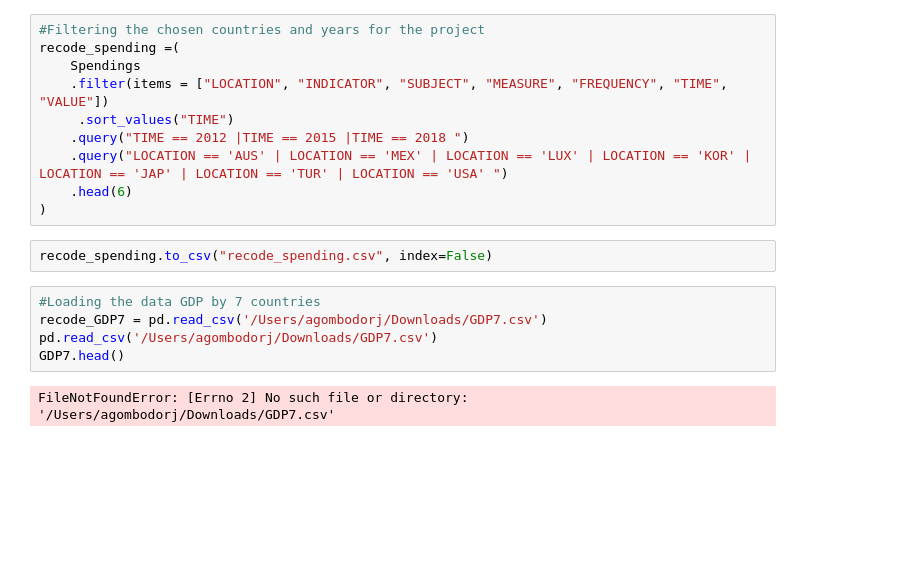
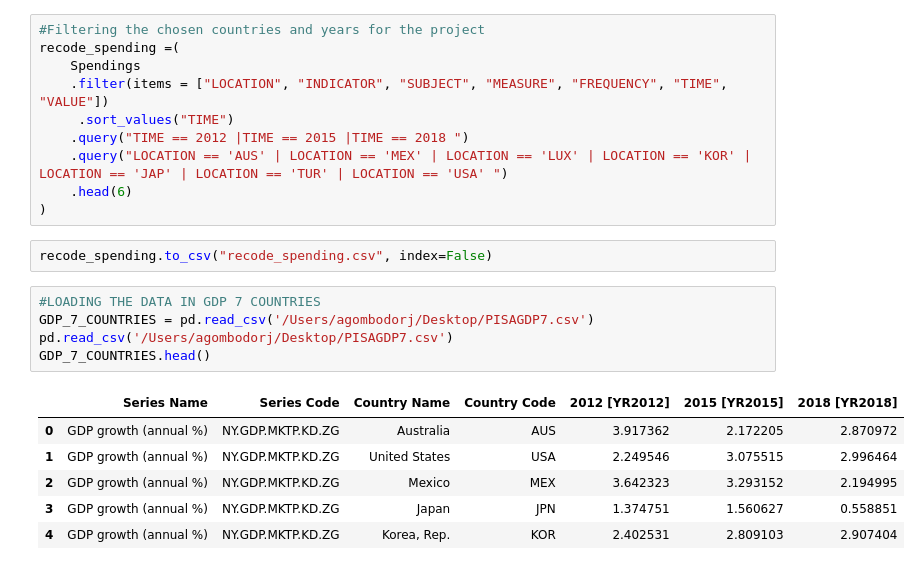
Before and after one commit to AzayaG/EntityFinalProject, a Jupyter notebook: FinalProjectCode.ipynb, the cells around one changed output. Cells and saved outputs as stored; diff of their text form; blank space fills up the shorter version.

```diff
--- a/FinalProjectCode.ipynb
+++ b/FinalProjectCode.ipynb
@@ -453,10 +453,15 @@ recode_spending =(
 )
 # %%
 recode_spending.to_csv("recode_spending.csv", index=False)
-# %%
-#Loading the data GDP by 7 countries
-recode_GDP7 = pd.read_csv('/Users/agombodorj/Downloads/GDP7.csv')
-pd.read_csv('/Users/agombodorj/Downloads/GDP7.csv')
-GDP7.head()
-# %% [output]
-FileNotFoundError: [Errno 2] No such file or directory: '/Users/agombodorj/Downloads/GDP7.csv'
+# %%
+#LOADING THE DATA IN GDP 7 COUNTRIES
+GDP_7_COUNTRIES = pd.read_csv('/Users/agombodorj/Desktop/PISAGDP7.csv')
+pd.read_csv('/Users/agombodorj/Desktop/PISAGDP7.csv')
+GDP_7_COUNTRIES.head()
+# %% [output]
+|  | Series Name | Series Code | Country Name | Country Code | 2012 [YR2012] | 2015 [YR2015] | 2018 [YR2018] |
+| 0 | GDP growth (annual %) | NY.GDP.MKTP.KD.ZG | Australia | AUS | 3.917362 | 2.172205 | 2.870972 |
+| 1 | GDP growth (annual %) | NY.GDP.MKTP.KD.ZG | United States | USA | 2.249546 | 3.075515 | 2.996464 |
+| 2 | GDP growth (annual %) | NY.GDP.MKTP.KD.ZG | Mexico | MEX | 3.642323 | 3.293152 | 2.194995 |
+| 3 | GDP growth (annual %) | NY.GDP.MKTP.KD.ZG | Japan | JPN | 1.374751 | 1.560627 | 0.558851 |
+| 4 | GDP growth (annual %) | NY.GDP.MKTP.KD.ZG | Korea, Rep. | KOR | 2.402531 | 2.809103 | 2.907404 |
```
Also changed, not shown: parts of 4 cells of this notebook, 2 other files.
